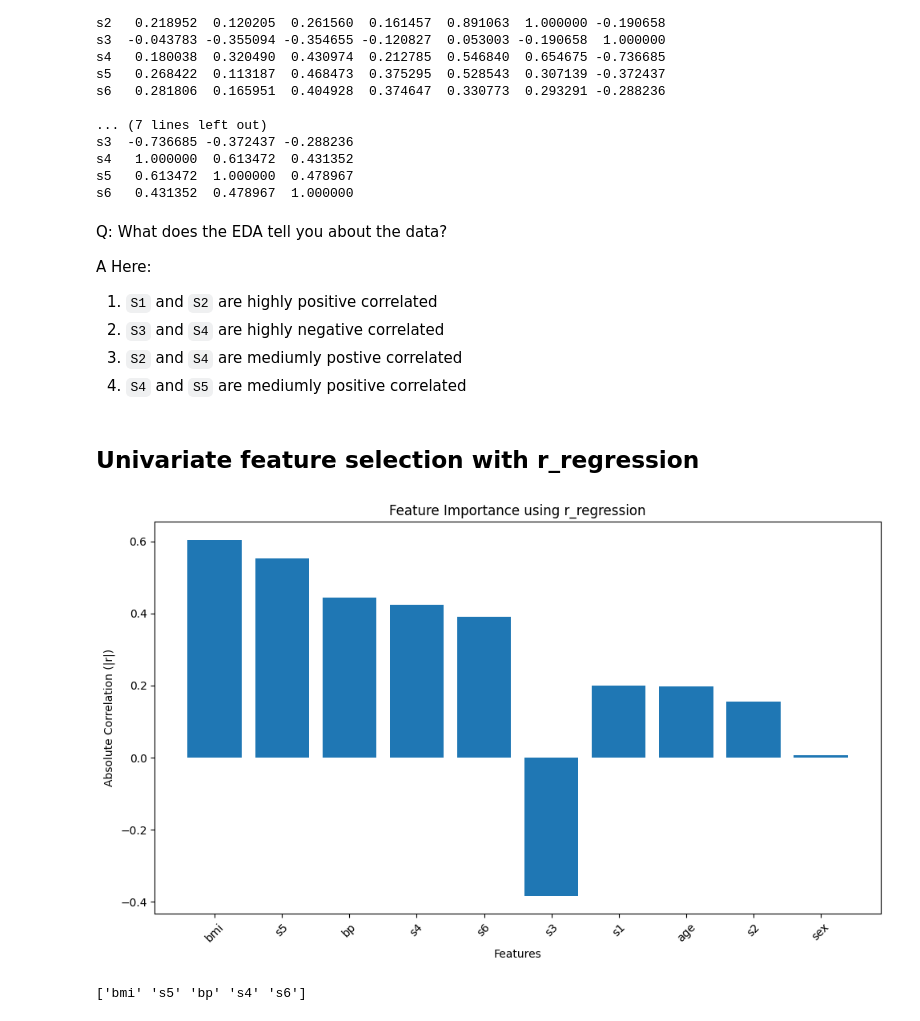
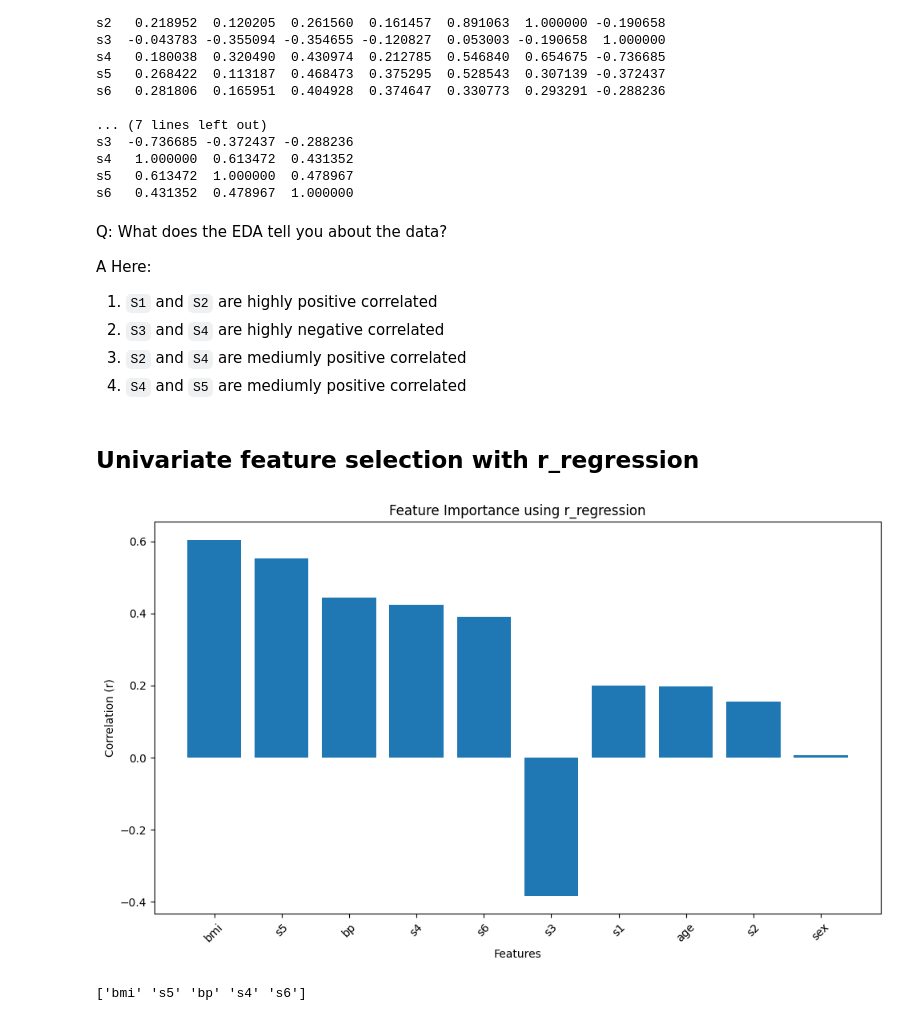
Before and after one commit to DataScienceAndEngineering/hw4p6-Arden-Zhu, a Jupyter notebook: dsei2100s26hw4p6-feature-selection.ipynb, the cells around one changed output. Cells and saved outputs as stored; diff of their text form; code cells hidden in the pictures.

```diff
--- a/dsei2100s26hw4p6-feature-selection.ipynb
+++ b/dsei2100s26hw4p6-feature-selection.ipynb
@@ -144,28 +144,28 @@ Q: What does the EDA tell you about the data?
 A Here:
 1) `S1` and `S2` are highly positive correlated
 2) `S3` and `S4` are highly negative correlated
-3) `S2` and `S4` are mediumly postive correlated
+3) `S2` and `S4` are mediumly positive correlated
 4) `S4` and `S5` are mediumly positive correlated
 # %% [markdown]
 ## Univariate feature selection with r_regression
 # %%
 # Use r_regression to get the feature importance, sort by the absolute value
 # but show the signed value on y and label on x by variable name
 # Should be a bar graph
 r_values = r_regression(X_train, y_train)
 sorted_idx = np.argsort(np.abs(r_values))[::-1]
 sorted_value = r_values[sorted_idx]
 
 plt.figure(figsize=(10, 6))
 plt.bar(x = range(len(r_values)), height = sorted_value)
 plt.xticks(range(len(r_values)), np.array(data.feature_names)[sorted_idx], rotation=45)
 plt.xlabel('Features')
-plt.ylabel('Absolute Correlation (|r|)')
+plt.ylabel('Correlation (r)')
 plt.title('Feature Importance using r_regression')
 plt.tight_layout()
 plt.show()
 # %% [output]
-[figure, old version]
+[figure, new version]
 # %%
 # print the top 5 features according to r_regression?
 print(np.array(data.feature_names)[sorted_idx][:5])
```
Also changed, not shown: parts of 1 cell of this notebook.
